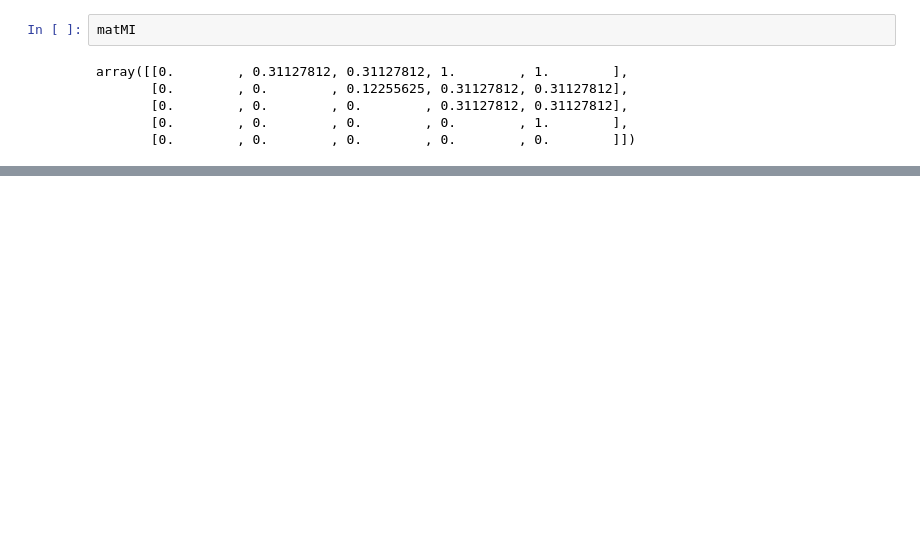
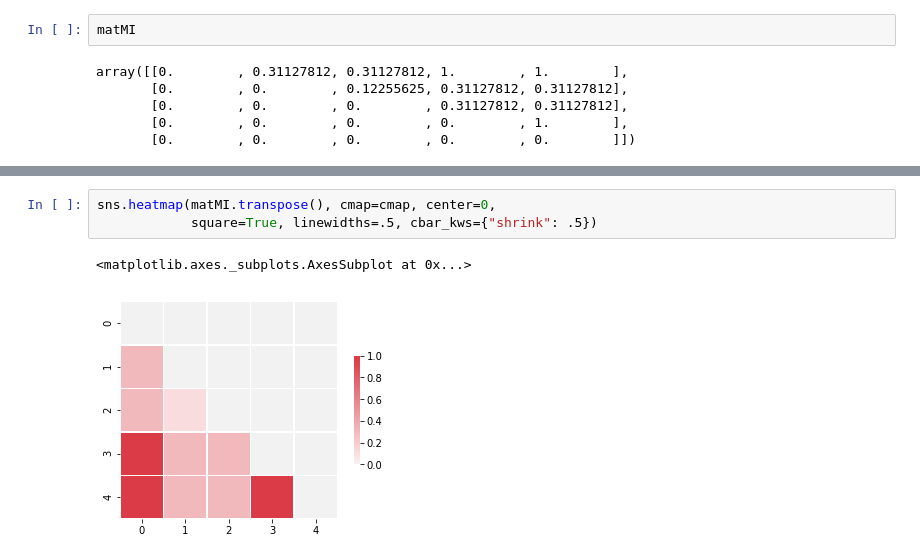
Before and after one commit to RohitUttam/UniversityHack2019, a Jupyter notebook: Expl_ini.ipynb, the cells around one changed output, grey strips where cells are left out. Drawn from its saved outputs; the diff is of its cells as text; blank space fills up the shorter version.

```diff
--- a/Expl_ini.ipynb
+++ b/Expl_ini.ipynb
@@ -143,0 +169,6 @@ array([[0.        , 0.31127812, 0.31127812, 1.        , 1.        ],
+# %%
+sns.heatmap(matMI.transpose(), cmap=cmap, center=0,
+            square=True, linewidths=.5, cbar_kws={"shrink": .5})
+# %% [output]
+<matplotlib.axes._subplots.AxesSubplot at 0x...>
+[figure, added]
```
Also changed, not shown: parts of 3 cells of this notebook.
